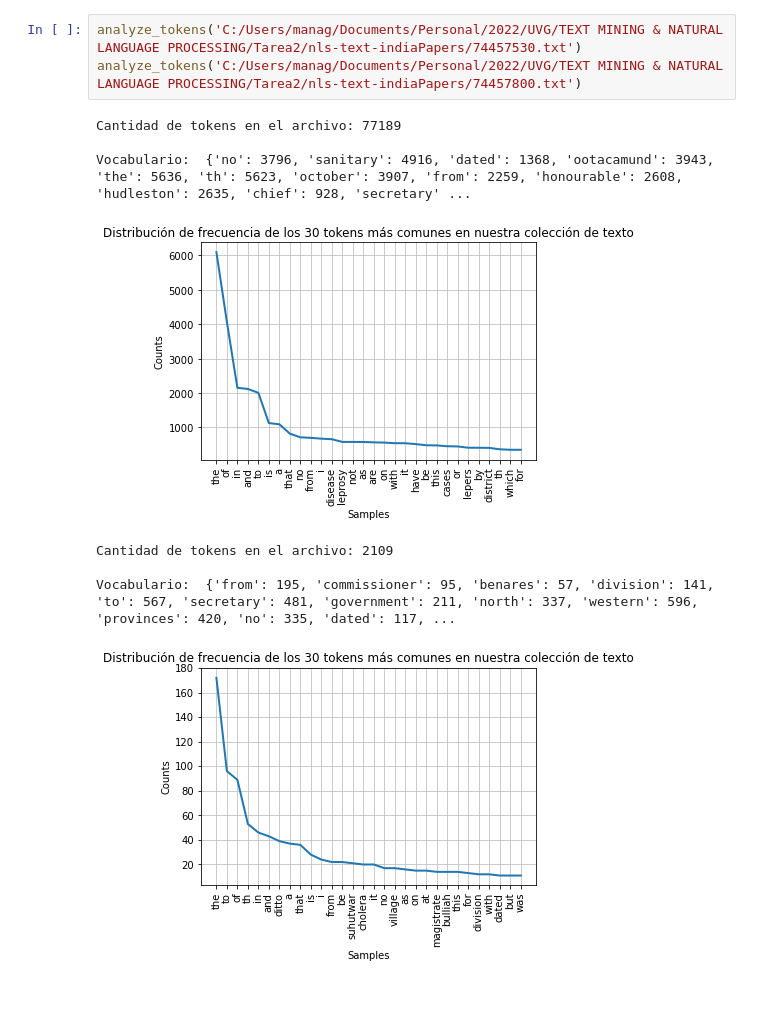
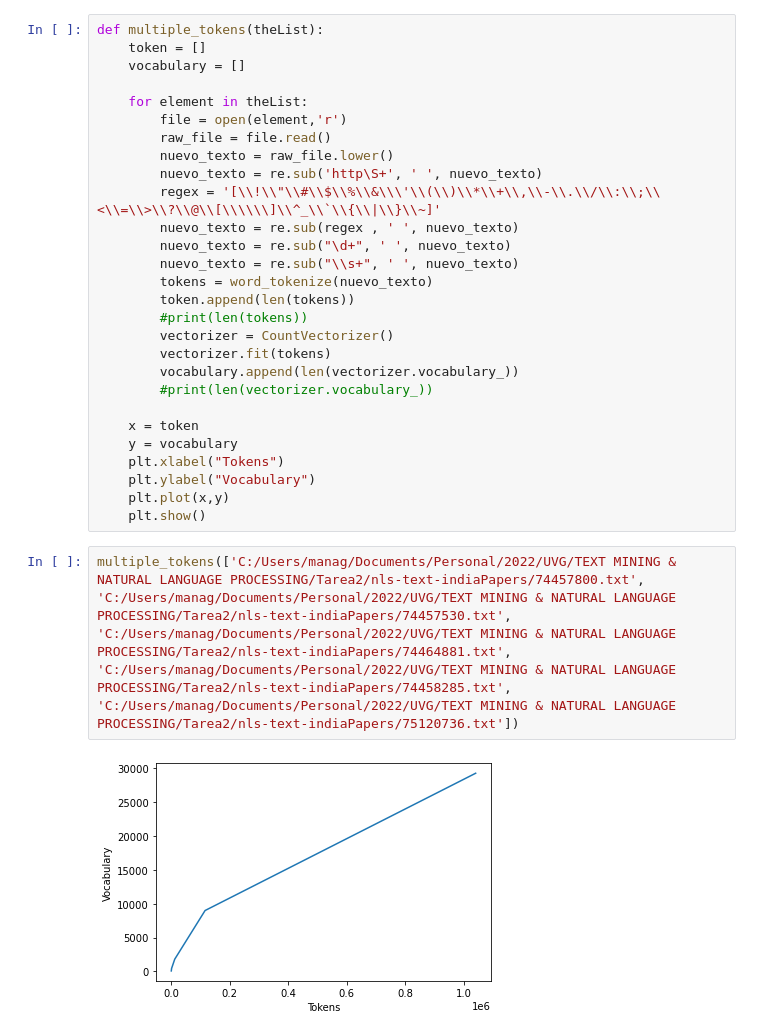
Before and after one commit to TextMiningNLP2/TAREA2TOKENIZACION, a Jupyter notebook: Token vs Vocabulario.ipynb, the cells around one changed output. Saved outputs shown, nothing was run; the diff lists cells and outputs as text; blank space fills up the shorter version.

```diff
--- a/Token vs Vocabulario.ipynb
+++ b/Token vs Vocabulario.ipynb
@@ -59,12 +69,32 @@ def analyze_tokens(url):
+# %%
+def multiple_tokens(theList):
+    token = []
+    vocabulary = []
+
+    for element in theList:
+        file = open(element,'r')
+        raw_file = file.read()
+        nuevo_texto = raw_file.lower()
+        nuevo_texto = re.sub('http\S+', ' ', nuevo_texto)
+        regex = '[\\!\\"\\#\\$\\%\\&\\\'\\(\\)\\*\\+\\,\\-\\.\\/\\:\\;\\<\\=\\>\\?\\@\\[\\\\\\]\\^_\\`\\{\\|\\}\\~]'
+        nuevo_texto = re.sub(regex , ' ', nuevo_texto)
+        nuevo_texto = re.sub("\d+", ' ', nuevo_texto)
+        nuevo_texto = re.sub("\\s+", ' ', nuevo_texto)
+        tokens = word_tokenize(nuevo_texto)
+        token.append(len(tokens))
+        #print(len(tokens))
+        vectorizer = CountVectorizer()
+        vectorizer.fit(tokens)
+        vocabulary.append(len(vectorizer.vocabulary_))
+        #print(len(vectorizer.vocabulary_))
+
+    x = token
+    y = vocabulary
+    plt.xlabel("Tokens")
+    plt.ylabel("Vocabulary")
+    plt.plot(x,y)
+    plt.show()
 # %%
-analyze_tokens('C:/Users/manag/Documents/Personal/2022/UVG/TEXT MINING & NATURAL LANGUAGE PROCESSING/Tarea2/nls-text-indiaPapers/74457530.txt')
-analyze_tokens('C:/Users/manag/Documents/Personal/2022/UVG/TEXT MINING & NATURAL LANGUAGE PROCESSING/Tarea2/nls-text-indiaPapers/74457800.txt')
+multiple_tokens(['C:/Users/manag/Documents/Personal/2022/UVG/TEXT MINING & NATURAL LANGUAGE PROCESSING/Tarea2/nls-text-indiaPapers/74457800.txt', 'C:/Users/manag/Documents/Personal/2022/UVG/TEXT MINING & NATURAL LANGUAGE PROCESSING/Tarea2/nls-text-indiaPapers/74457530.txt', 'C:/Users/manag/Documents/Personal/2022/UVG/TEXT MINING & NATURAL LANGUAGE PROCESSING/Tarea2/nls-text-indiaPapers/74464881.txt', 'C:/Users/manag/Documents/Personal/2022/UVG/TEXT MINING & NATURAL LANGUAGE PROCESSING/Tarea2/nls-text-indiaPapers/74458285.txt', 'C:/Users/manag/Documents/Personal/2022/UVG/TEXT MINING & NATURAL LANGUAGE PROCESSING/Tarea2/nls-text-indiaPapers/75120736.txt'])
 # %% [output]
-Cantidad de tokens en el archivo: 77189
-
-Vocabulario:  {'no': 3796, 'sanitary': 4916, 'dated': 1368, 'ootacamund': 3943, 'the': 5636, 'th': 5623, 'october': 3907, 'from': 2259, 'honourable': 2608, 'hudleston': 2635, 'chief': 928, 'secretary' ...
-[figure, old version]
+[figure, new version]
-Cantidad de tokens en el archivo: 2109
-
-Vocabulario:  {'from': 195, 'commissioner': 95, 'benares': 57, 'division': 141, 'to': 567, 'secretary': 481, 'government': 211, 'north': 337, 'western': 596, 'provinces': 420, 'no': 335, 'dated': 117, ...
-[figure, removed]
```
Also changed, not shown: parts of 2 cells of this notebook.
